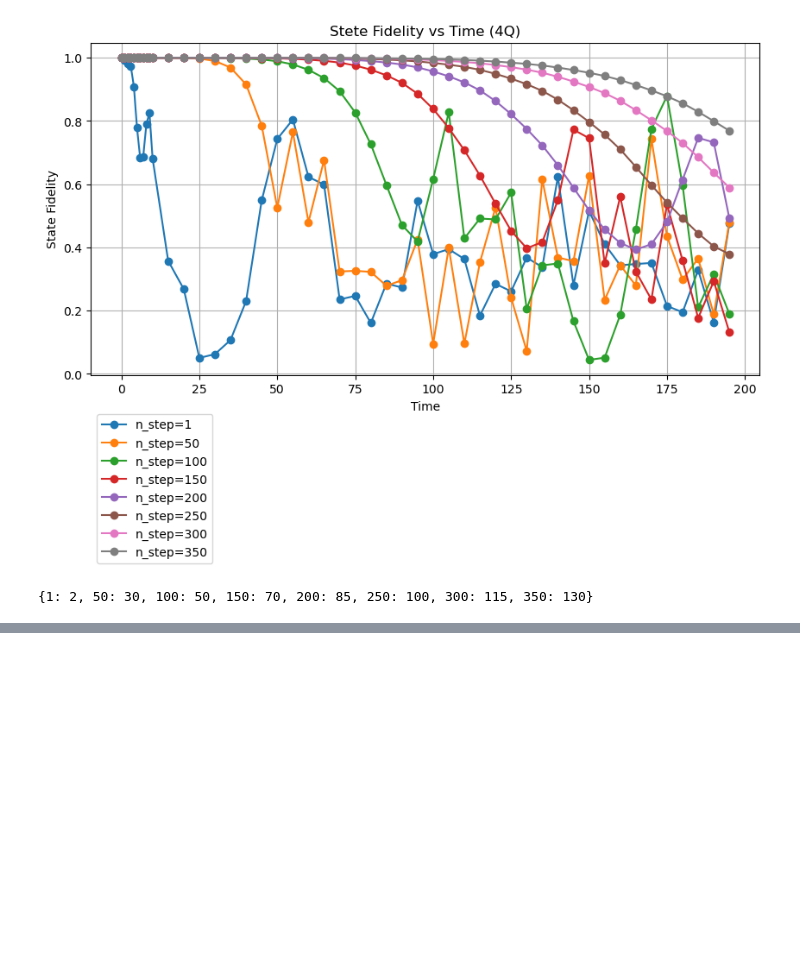
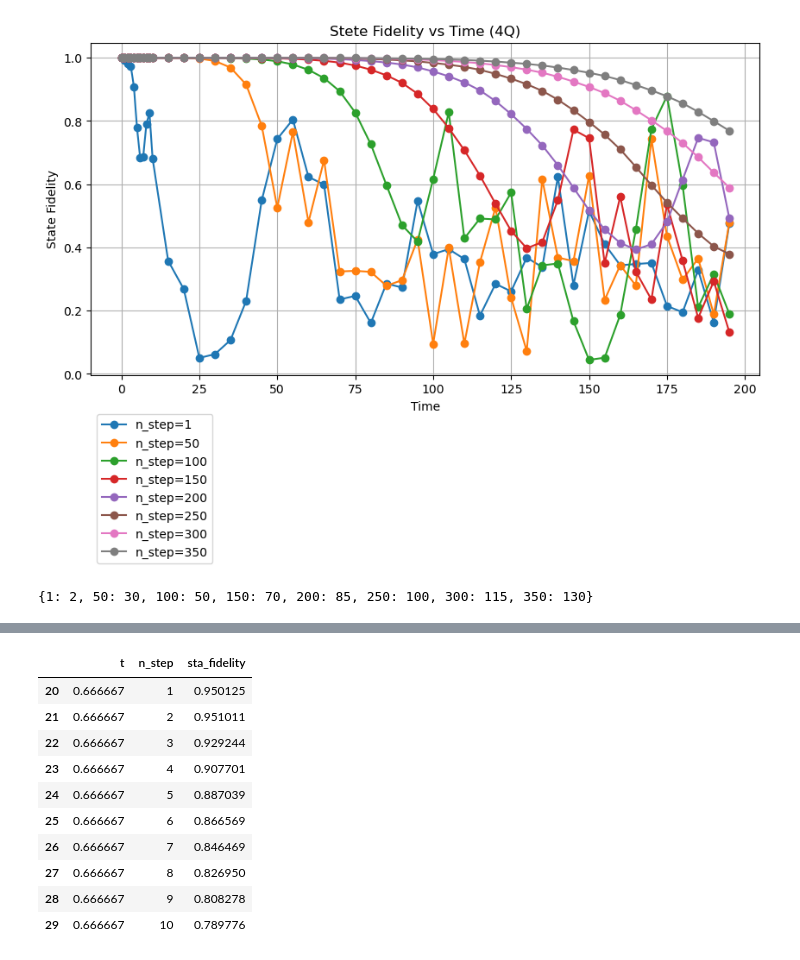
Before and after one commit to YutoMorohoshi/fourier_learning_ibm, a Jupyter notebook: get_param.ipynb, the cells around one changed output, grey strips where cells are left out. Cells and saved outputs as stored; diff of their text form; code cells hidden in the pictures; blank space fills up the shorter version.

```diff
--- a/get_param.ipynb
+++ b/get_param.ipynb
@@ -509,0 +632,15 @@ plt.show()
+# %%
+# df_grouped_mean の index が x から x+9 までの行を表示して確認
+display(df_grouped_mean.loc[20:29])
+# %% [output]
+|  | t | n_step | sta_fidelity |
+| 20 | 0.666667 | 1 | 0.950125 |
+| 21 | 0.666667 | 2 | 0.951011 |
+| 22 | 0.666667 | 3 | 0.929244 |
+| 23 | 0.666667 | 4 | 0.907701 |
+| 24 | 0.666667 | 5 | 0.887039 |
+| 25 | 0.666667 | 6 | 0.866569 |
+| 26 | 0.666667 | 7 | 0.846469 |
+| 27 | 0.666667 | 8 | 0.826950 |
+| 28 | 0.666667 | 9 | 0.808278 |
+| 29 | 0.666667 | 10 | 0.789776 |
```
Also changed, not shown: parts of 9 cells of this notebook, 1 other file.
